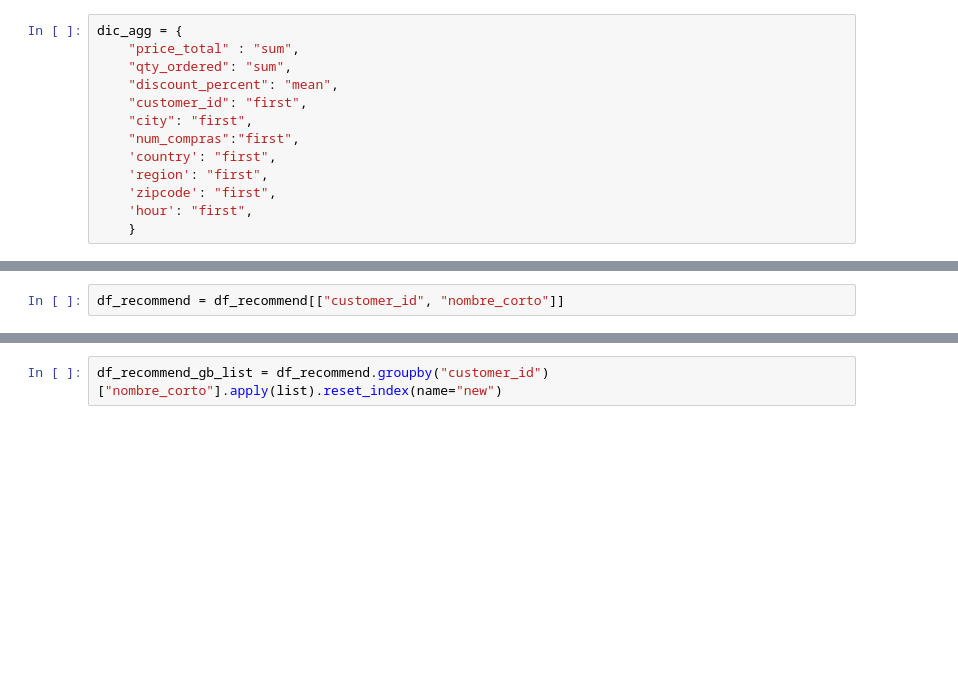
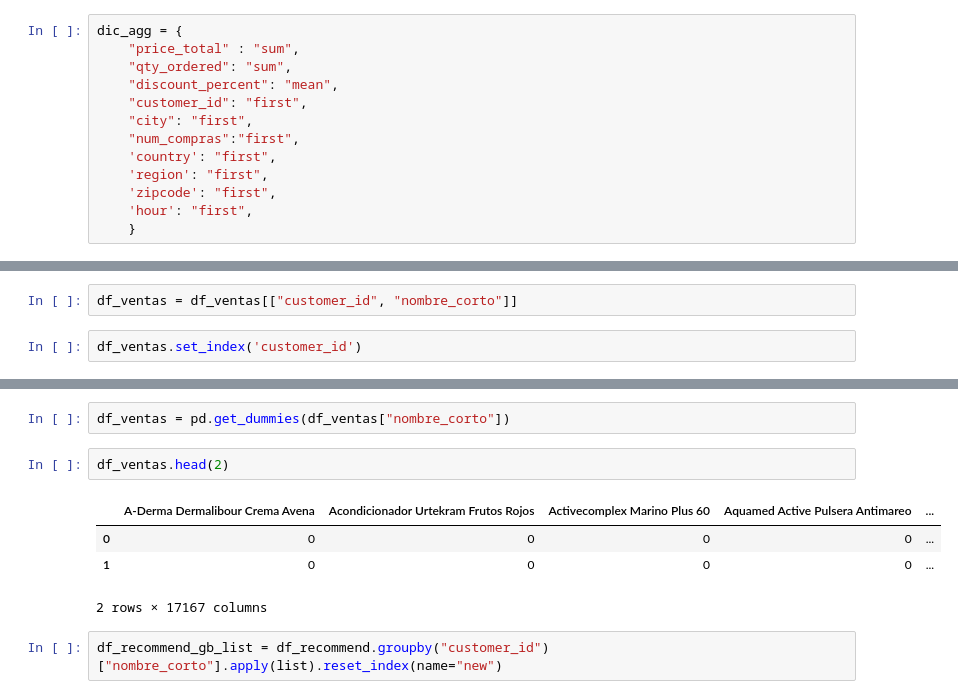
Before and after one commit to Jpardo07/DatathonProject, a Jupyter notebook: Dataset1_recommendation.ipynb, the cells around one changed output, grey strips where cells are left out. Drawn from its saved outputs; the diff is of its cells as text; blank space fills up the shorter version.

```diff
--- a/Dataset1_recommendation.ipynb
+++ b/Dataset1_recommendation.ipynb
@@ -83,3 +85,5 @@ df_recommend = df_ventas
 # %%
-df_recommend = df_recommend[["customer_id", "nombre_corto"]]
+df_ventas = df_ventas[["customer_id", "nombre_corto"]]
+# %%
+df_ventas.set_index('customer_id')
 # %%
@@ -102,6 +106,15 @@ df_recommend.head(20)
 | 17 | b9eddbc16c03e3c49daddabbead85e66 | Gel Mucus Lubricante Intimo Cumlaude |
 | 18 | f64b1349dbab8763649a95630eefac57 | Sesderma Estryses Crema Antiestrí... |
 | 19 | 9d938bce0c2408fefe5fd9e43d4c79ac | Triptofano Con Melatonina Ana Maria |
+# %%
+df_ventas = pd.get_dummies(df_ventas["nombre_corto"])
+# %%
+df_ventas.head(2)
+# %% [output]
+|  | A-Derma Dermalibour Crema Avena | Acondicionador Urtekram Frutos Rojos | Activecomplex Marino Plus 60 | Aquamed Active Pulsera Antimareo | ... |
+| 0 | 0 | 0 | 0 | 0 | ... |
+| 1 | 0 | 0 | 0 | 0 | ... |
+2 rows × 17167 columns
 # %%
 df_recommend_gb_list = df_recommend.groupby("customer_id")["nombre_corto"].apply(list).reset_index(name="new")
 # %%
```
Also changed, not shown: parts of 5 cells of this notebook, 1 other file.
